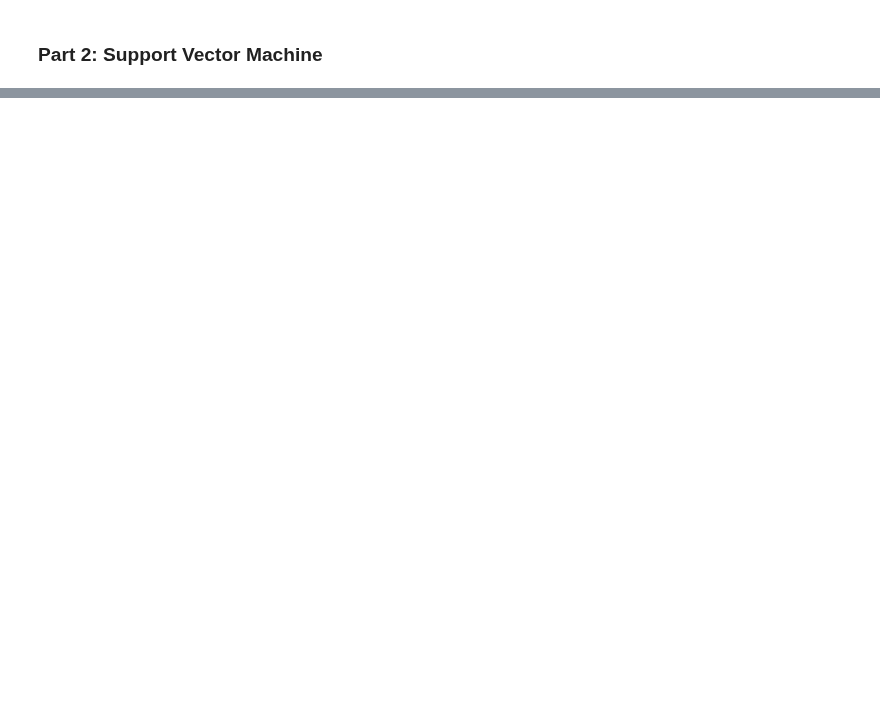
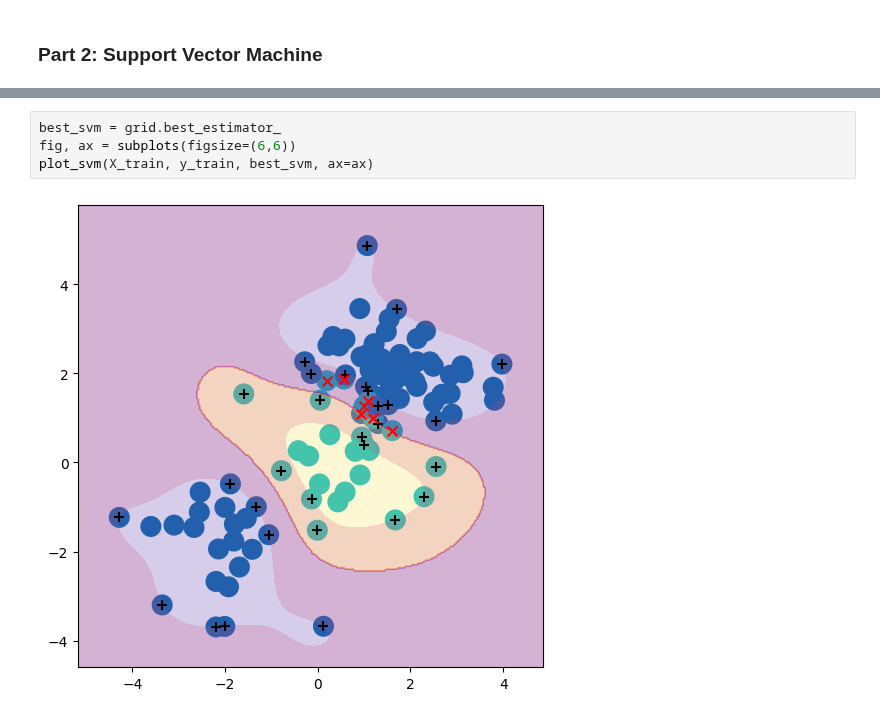
Before and after one commit to QuanPham19/statistical-modeling, a Jupyter notebook: 9-1-support-vector.ipynb, the cells around one changed output, grey strips where cells are left out. Saved outputs shown, nothing was run; the diff lists cells and outputs as text; blank space fills up the shorter version.

```diff
--- a/9-1-support-vector.ipynb
+++ b/9-1-support-vector.ipynb
@@ -98,0 +142,6 @@ plot_svm(X, y, svm_, ax=ax)
+# %%
+best_svm = grid.best_estimator_
+fig, ax = subplots(figsize=(6,6))
+plot_svm(X_train, y_train, best_svm, ax=ax)
+# %% [output]
+[figure, added]
```
Also changed, not shown: parts of 19 cells of this notebook.
